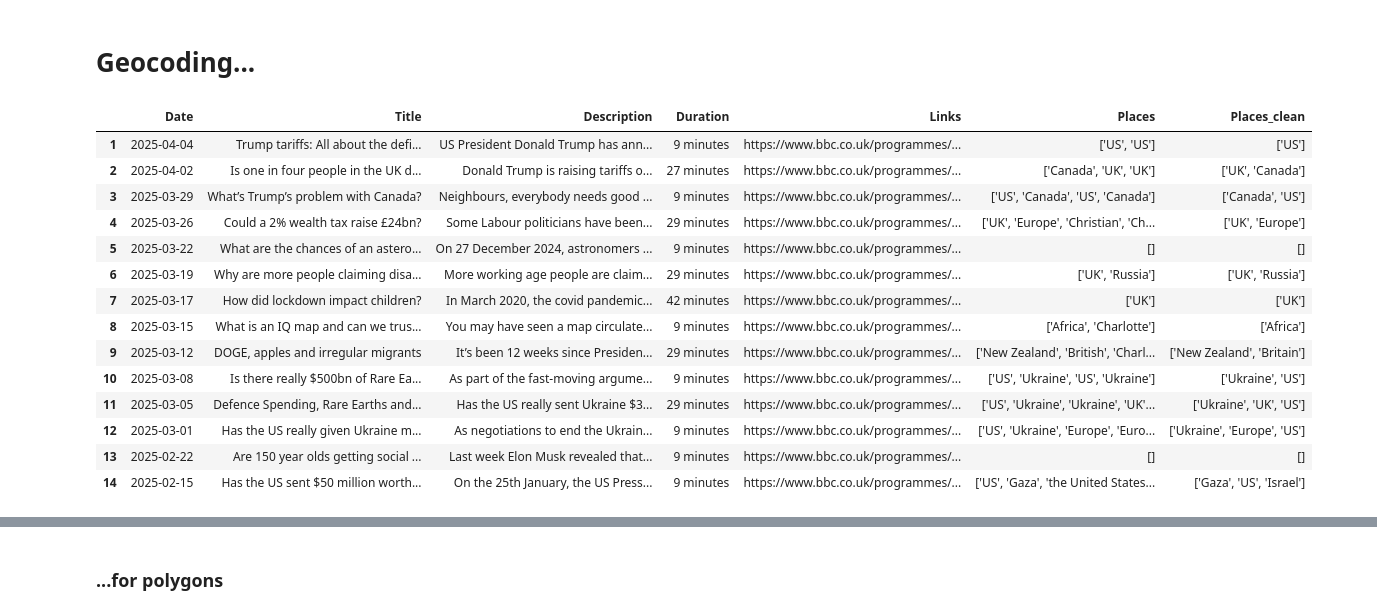
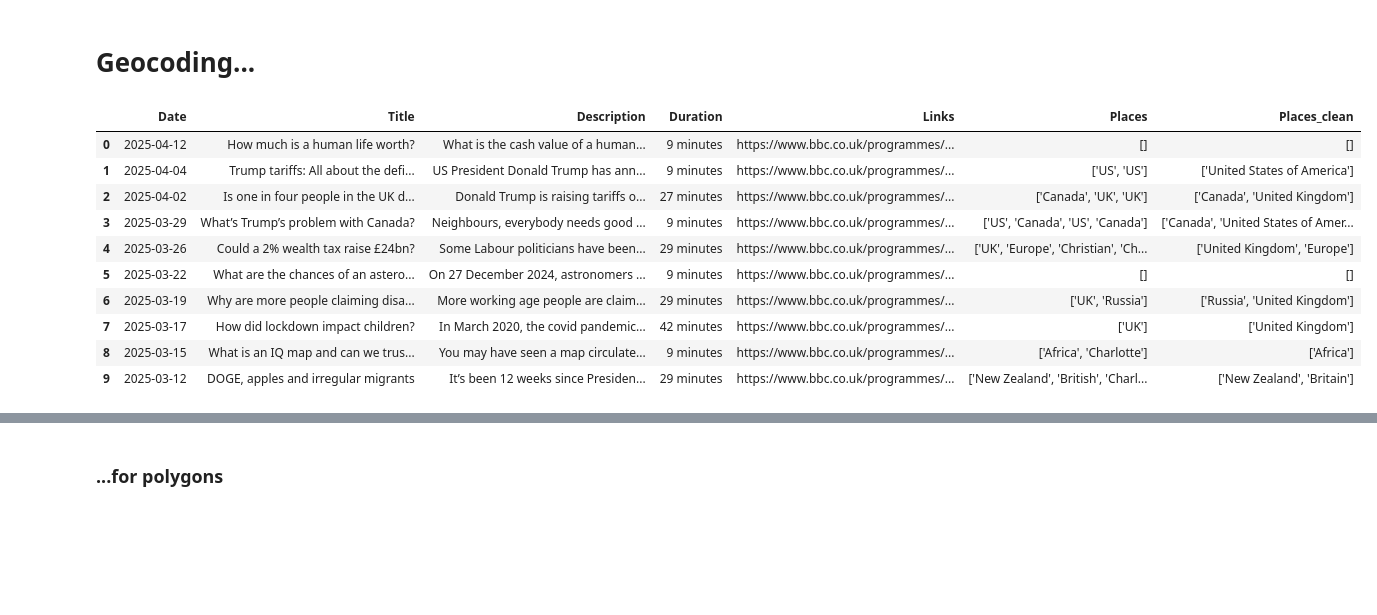
Before and after one commit to nicolas-froehlich/moreorless, a Jupyter notebook: MoreOrLess.ipynb, the cells around one changed output, grey strips where cells are left out. Cells and saved outputs as stored; diff of their text form; code cells hidden in the pictures; blank space fills up the shorter version.

```diff
--- a/MoreOrLess.ipynb
+++ b/MoreOrLess.ipynb
@@ -245,21 +324,16 @@ result_df.to_csv('full_dataset_cleaned.csv', index=False)
 # %%
 result_df = pd.read_csv('data/full_dataset_cleaned.csv')
 # %%
-result_df_sample = result_df[1:15]
-result_df_sample
+result_df[:10]
 # %% [output]
 |  | Date | Title | Description | Duration | Links | Places | Places_clean |
-| 1 | 2025-04-04 | Trump tariffs: All about the defi... | US President Donald Trump has ann... | 9 minutes | https://www.bbc.co.uk/programmes/... | ['US', 'US'] | ['US'] |
-| 2 | 2025-04-02 | Is one in four people in the UK d... | Donald Trump is raising tariffs o... | 27 minutes | https://www.bbc.co.uk/programmes/... | ['Canada', 'UK', 'UK'] | ['UK', 'Canada'] |
-| 3 | 2025-03-29 | What’s Trump’s problem with Canada? | Neighbours, everybody needs good ... | 9 minutes | https://www.bbc.co.uk/programmes/... | ['US', 'Canada', 'US', 'Canada'] | ['Canada', 'US'] |
-| 4 | 2025-03-26 | Could a 2% wealth tax raise £24bn? | Some Labour politicians have been... | 29 minutes | https://www.bbc.co.uk/programmes/... | ['UK', 'Europe', 'Christian', 'Ch... | ['UK', 'Europe'] |
+| 0 | 2025-04-12 | How much is a human life worth? | What is the cash value of a human... | 9 minutes | https://www.bbc.co.uk/programmes/... | [] | [] |
+| 1 | 2025-04-04 | Trump tariffs: All about the defi... | US President Donald Trump has ann... | 9 minutes | https://www.bbc.co.uk/programmes/... | ['US', 'US'] | ['United States of America'] |
+| 2 | 2025-04-02 | Is one in four people in the UK d... | Donald Trump is raising tariffs o... | 27 minutes | https://www.bbc.co.uk/programmes/... | ['Canada', 'UK', 'UK'] | ['Canada', 'United Kingdom'] |
+| 3 | 2025-03-29 | What’s Trump’s problem with Canada? | Neighbours, everybody needs good ... | 9 minutes | https://www.bbc.co.uk/programmes/... | ['US', 'Canada', 'US', 'Canada'] | ['Canada', 'United States of Amer... |
+| 4 | 2025-03-26 | Could a 2% wealth tax raise £24bn? | Some Labour politicians have been... | 29 minutes | https://www.bbc.co.uk/programmes/... | ['UK', 'Europe', 'Christian', 'Ch... | ['United Kingdom', 'Europe'] |
 | 5 | 2025-03-22 | What are the chances of an astero... | On 27 December 2024, astronomers ... | 9 minutes | https://www.bbc.co.uk/programmes/... | [] | [] |
-| 6 | 2025-03-19 | Why are more people claiming disa... | More working age people are claim... | 29 minutes | https://www.bbc.co.uk/programmes/... | ['UK', 'Russia'] | ['UK', 'Russia'] |
-| 7 | 2025-03-17 | How did lockdown impact children? | In March 2020, the covid pandemic... | 42 minutes | https://www.bbc.co.uk/programmes/... | ['UK'] | ['UK'] |
+| 6 | 2025-03-19 | Why are more people claiming disa... | More working age people are claim... | 29 minutes | https://www.bbc.co.uk/programmes/... | ['UK', 'Russia'] | ['Russia', 'United Kingdom'] |
+| 7 | 2025-03-17 | How did lockdown impact children? | In March 2020, the covid pandemic... | 42 minutes | https://www.bbc.co.uk/programmes/... | ['UK'] | ['United Kingdom'] |
 | 8 | 2025-03-15 | What is an IQ map and can we trus... | You may have seen a map circulate... | 9 minutes | https://www.bbc.co.uk/programmes/... | ['Africa', 'Charlotte'] | ['Africa'] |
 | 9 | 2025-03-12 | DOGE, apples and irregular migrants | It’s been 12 weeks since Presiden... | 29 minutes | https://www.bbc.co.uk/programmes/... | ['New Zealand', 'British', 'Charl... | ['New Zealand', 'Britain'] |
-| 10 | 2025-03-08 | Is there really $500bn of Rare Ea... | As part of the fast-moving argume... | 9 minutes | https://www.bbc.co.uk/programmes/... | ['US', 'Ukraine', 'US', 'Ukraine'] | ['Ukraine', 'US'] |
-| 11 | 2025-03-05 | Defence Spending, Rare Earths and... | Has the US really sent Ukraine $3... | 29 minutes | https://www.bbc.co.uk/programmes/... | ['US', 'Ukraine', 'Ukraine', 'UK'... | ['Ukraine', 'UK', 'US'] |
-| 12 | 2025-03-01 | Has the US really given Ukraine m... | As negotiations to end the Ukrain... | 9 minutes | https://www.bbc.co.uk/programmes/... | ['US', 'Ukraine', 'Europe', 'Euro... | ['Ukraine', 'Europe', 'US'] |
-| 13 | 2025-02-22 | Are 150 year olds getting social ... | Last week Elon Musk revealed that... | 9 minutes | https://www.bbc.co.uk/programmes/... | [] | [] |
-| 14 | 2025-02-15 | Has the US sent $50 million worth... | On the 25th January, the US Press... | 9 minutes | https://www.bbc.co.uk/programmes/... | ['US', 'Gaza', 'the United States... | ['Gaza', 'US', 'Israel'] |
```
Also changed, not shown: parts of 24 cells of this notebook.
